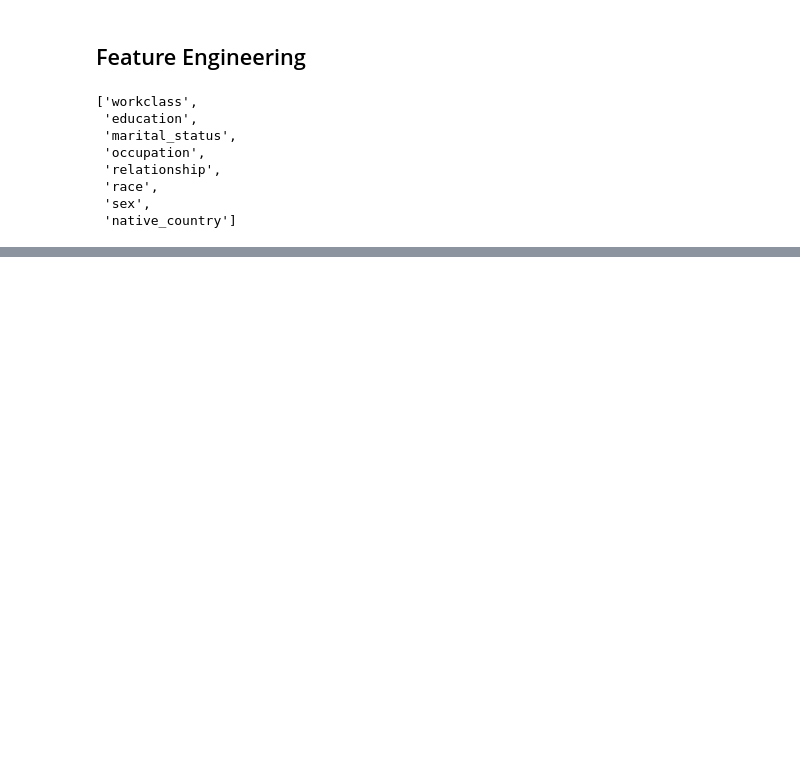
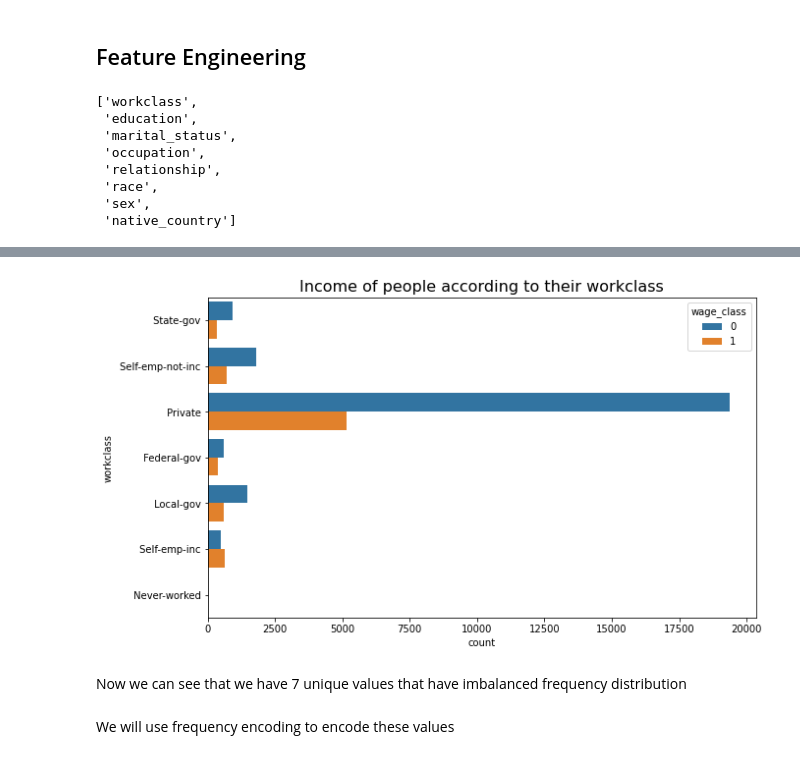
Before and after one commit to shiv0112/income-prediction-xgboost, a Jupyter notebook: notebooks/income_prediction.ipynb, the cells around one changed output, grey strips where cells are left out. Saved outputs shown, nothing was run; the diff lists cells and outputs as text; code cells hidden in the pictures; blank space fills up the shorter version.

```diff
--- a/notebooks/income_prediction.ipynb
+++ b/notebooks/income_prediction.ipynb
@@ -233,0 +233,2 @@ occupation : [' Adm-clerical' ' Exec-managerial' ' Handlers-cleaners' ' Prof-spe
+# %%
+train_set['workclass']=np.where(train_set['workclass']==' Without-pay',' Never-worked',train_set['workclass'])
@@ -233,0 +237,2 @@ occupation : [' Adm-clerical' ' Exec-managerial' ' Handlers-cleaners' ' Prof-spe
+# %%
+train_set['workclass']=np.where(train_set['workclass']==' ?',train_set['workclass'].mode(),train_set['workclass'])
@@ -233,0 +250,11 @@ occupation : [' Adm-clerical' ' Exec-managerial' ' Handlers-cleaners' ' Prof-spe
+# %%
+plt.figure(figsize = (10,6))
+plt.title("Income of people according to their workclass", fontsize = 16)
+sns.countplot(y = train_set['workclass'], hue = train_set['wage_class'])
+plt.show()
+# %% [output]
+[figure, added]
+# %% [markdown]
+Now we can see that we have 7 unique values that have imbalanced frequency distribution
+# %% [markdown]
+We will use frequency encoding to encode these values
```
Also changed, not shown: parts of 51 cells of this notebook.
